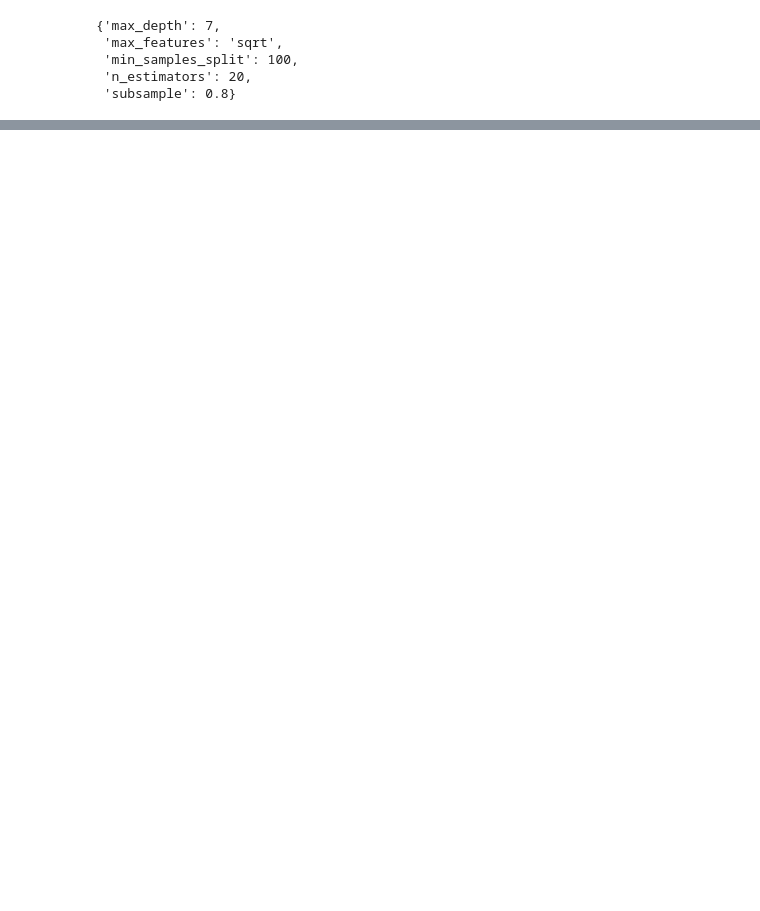
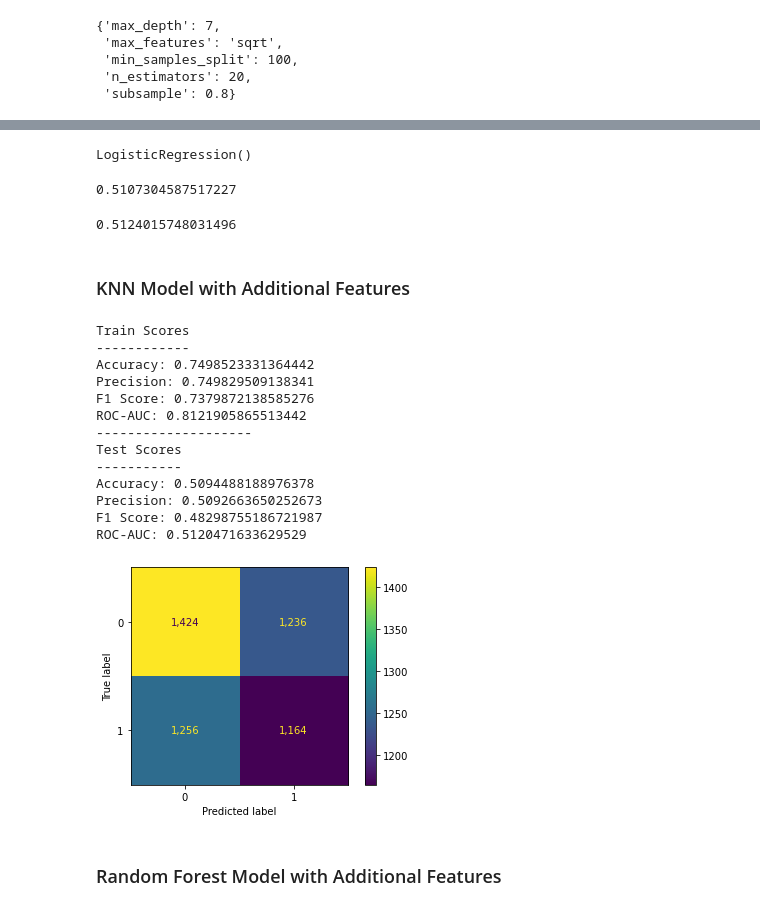
Before and after one commit to alexiskedo/Predicting-School-Performance, a Jupyter notebook: Preprocessing & Modeling.ipynb, the cells around one changed output, grey strips where cells are left out. Drawn from its saved outputs; the diff is of its cells as text; code cells hidden in the pictures; blank space fills up the shorter version.

```diff
--- a/Preprocessing & Modeling.ipynb
+++ b/Preprocessing & Modeling.ipynb
@@ -511,0 +567,3 @@ df.loc[df['precision_score'].idxmax()]['params']
+# %%
+#Have to re-do the train test split
+X_train2, X_test2, y_train2, y_test2 = train_test_split(X_numeric2, target2, test_size=0.20, random_state=42)
@@ -511,0 +572,5 @@ df.loc[df['precision_score'].idxmax()]['params']
+# %%
+scaler = StandardScaler()
+# Train our scaler on training data, then fit to testing
+X_train_scaled2 = scaler.fit_transform(X_train2, y=None)
+X_test_scaled2 = scaler.transform(X_test2)
@@ -511,0 +579,39 @@ df.loc[df['precision_score'].idxmax()]['params']
+# %%
+logreg = LogisticRegression()
+logreg.fit(X_train2, y_train2)
+# %% [output]
+LogisticRegression()
+# %%
+logreg.score(X_train_scaled2, y_train2)
+# %% [output]
+0.5107304587517227
+# %%
+logreg.score(X_test_scaled2, y_test2)
+# %% [output]
+0.5124015748031496
+# %% [markdown]
+### KNN Model with Additional Features
+# %%
+knn2 = KNeighborsClassifier(n_neighbors=3)
+knn2.fit(X_train_scaled2, y_train2)
+#Predictions for the testing set
+y_preds = knn2.predict(X_test_scaled2)
+# %%
+fn.evaluate(knn2, X_train_scaled2, X_test_scaled2, y_train2, y_test2)
+# %% [output]
+Train Scores
+------------
+Accuracy: 0.7498523331364442
+Precision: 0.749829509138341
+F1 Score: 0.7379872138585276
+ROC-AUC: 0.8121905865513442
+--------------------
+Test Scores
+-----------
+Accuracy: 0.5094488188976378
+Precision: 0.5092663650252673
+F1 Score: 0.48298755186721987
+ROC-AUC: 0.5120471633629529
+[figure, added]
+# %% [markdown]
+### Random Forest Model with Additional Features
```
Also changed, not shown: parts of 107 cells of this notebook, 1 other file.
